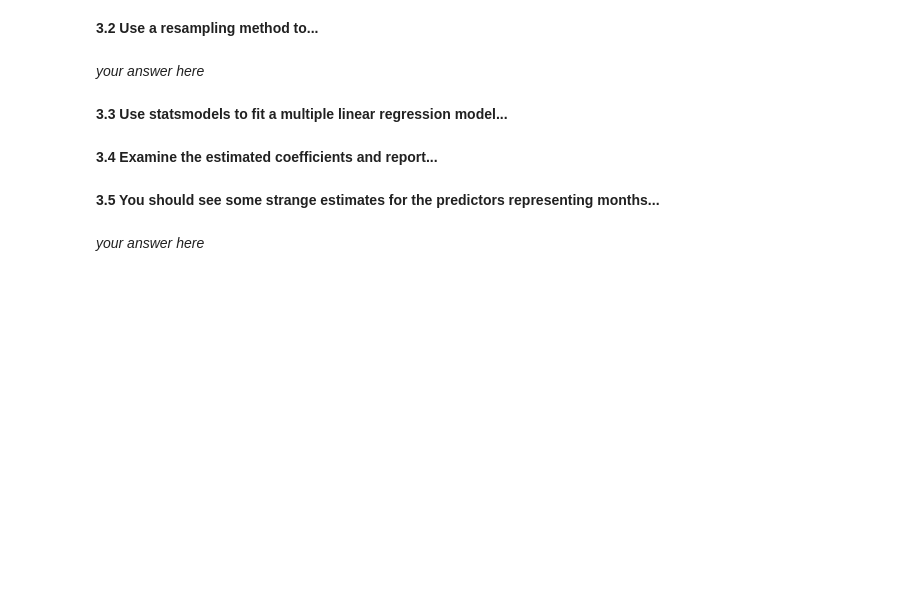
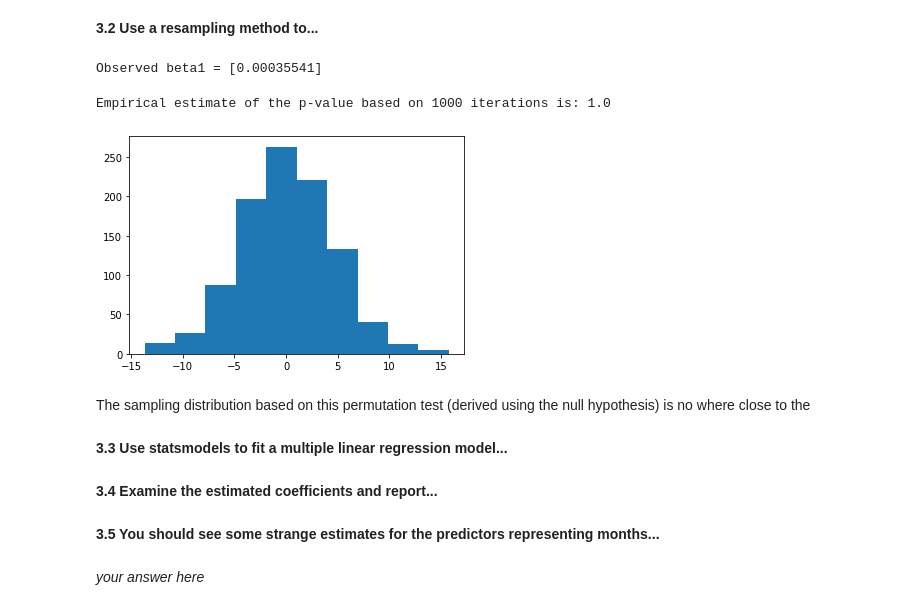
Before and after one commit to anuragmitra4/2021-s109a, a Jupyter notebook: psets/cs_s109a_hw3/cs_s109a_hw3.ipynb, the cells around one changed output. Cells and saved outputs as stored; diff of their text form; code cells hidden in the pictures; blank space fills up the shorter version.

```diff
--- a/psets/cs_s109a_hw3/cs_s109a_hw3.ipynb
+++ b/psets/cs_s109a_hw3/cs_s109a_hw3.ipynb
@@ -208,2 +301,7 @@ Make a plot showing  the _distribution_ of the number of casual and registered r
+# %%
+BSS_train = pd.read_csv("data/BSS_train.csv")
+BSS_test = pd.read_csv("data/BSS_test.csv")
+del BSS_train['dteday']
+del BSS_test['dteday']
 # %% [markdown]
 **2.6 Make a plot showing the _average_ number of casual and registered riders...**
@@ -248,5 +384,30 @@ Make a plot showing  the _distribution_ of the number of casual and registered r
-# %% [markdown]
-*your answer here*
+# %%
+regress1 = LinearRegression(fit_intercept=True).fit(BSS_train[['counts']], BSS_train['summer'])
+print("Observed beta1 =", regress1.coef_)
+# %% [output]
+Observed beta1 = [0.00035541]
+# %%
+
+nperms = 1000
+nboots = 1000
+n = np.size(BSS_train['counts'])
+beta1_perms = []
+
+# use a for loop to do the reampling for us
+for boot in np.arange(nboots):
+    y_perm = np.random.choice(BSS_train['counts'],size=n,replace=False)
+    regress_perm = LinearRegression(fit_intercept=True).fit(BSS_train[['summer']], y_perm)
+
+    beta1_perms.append(regress_perm.coef_[0])
+
+plt.hist(beta1_perms)
+print("Empirical estimate of the p-value based on 1000 iterations is:" ,
+      np.mean(np.abs(beta1_perms)>np.abs(regress1.coef_[0])))
+# %% [output]
+Empirical estimate of the p-value based on 1000 iterations is: 1.0
+[figure, added]
+# %% [markdown]
+The sampling distribution based on this permutation test (derived using the null hypothesis) is no where close to the
 # %% [markdown]
 **3.3 Use statsmodels to fit a multiple linear regression model...**
 # %%
```
Also changed, not shown: parts of 46 cells of this notebook, 6 other files.
